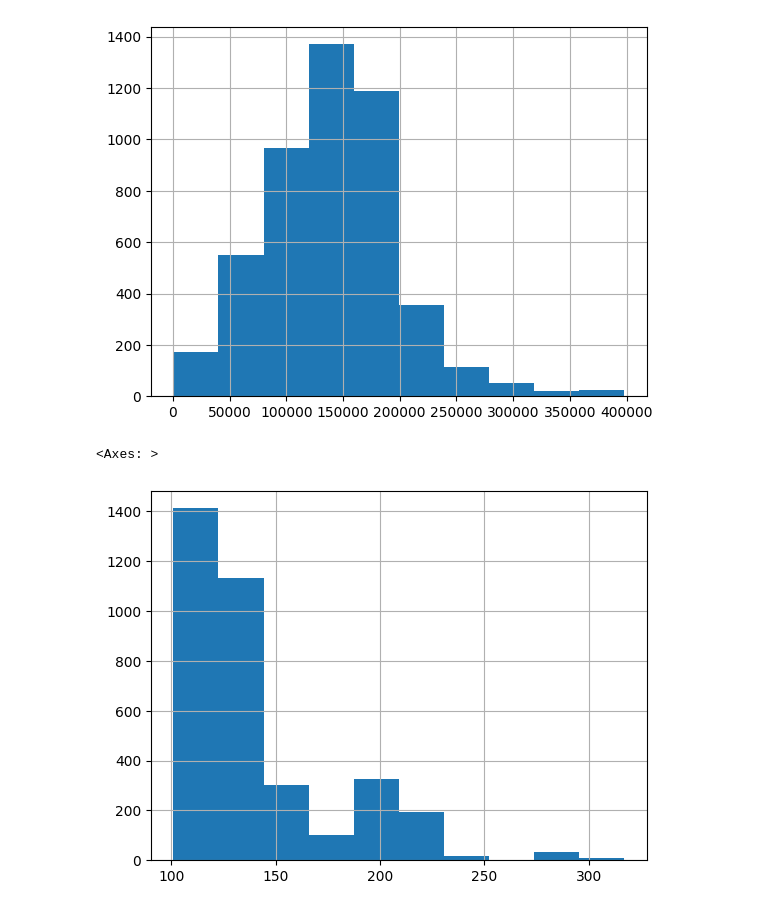
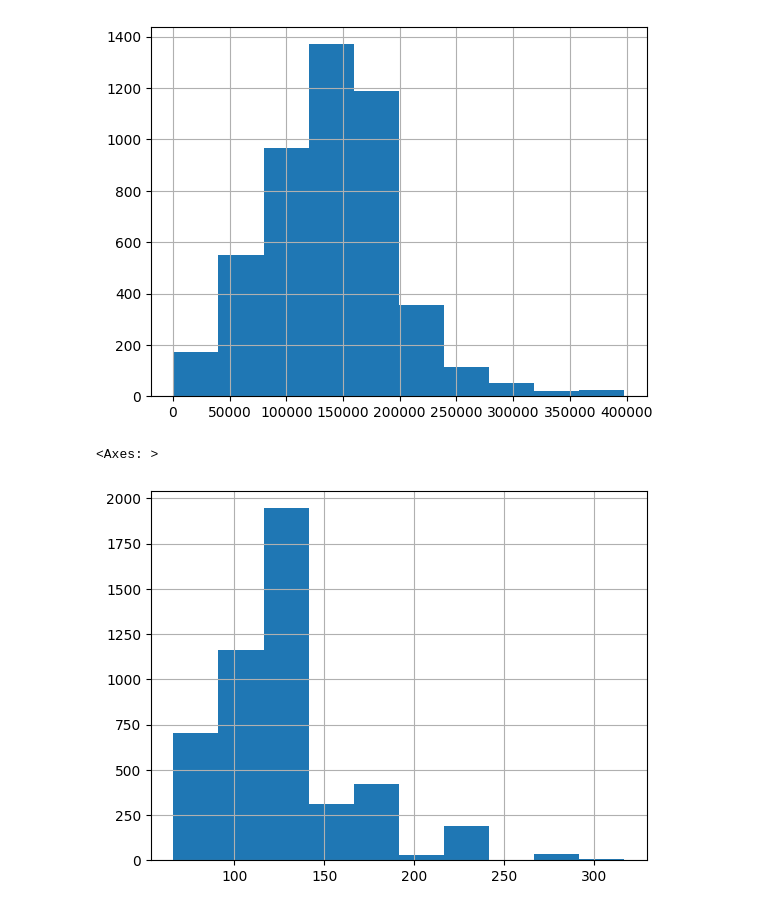
Before and after one commit to SyM97/primer_entregable, a Jupyter notebook: practica_entregable_Simeon_Mitev.ipynb, the cells around one changed output. Cells and saved outputs as stored; diff of their text form; code cells hidden in the pictures.

```diff
--- a/practica_entregable_Simeon_Mitev.ipynb
+++ b/practica_entregable_Simeon_Mitev.ipynb
@@ -102,12 +102,12 @@ df3_bmw['km'].hist()
 df4_bmw = df3_bmw.copy()
 # %%
 # Quitamos los outliers de la columna 'potencia'.
-df4_bmw.drop(df4_bmw[((df4_bmw["potencia"]<=100) | (df4_bmw["potencia"]>=400))].index, inplace=True)
+df4_bmw.drop(df4_bmw[((df4_bmw["potencia"]<=50) | (df4_bmw["potencia"]>=400))].index, inplace=True)
 
 df4_bmw['potencia'].hist()
 # %% [output]
 <Axes: >
-[figure, old version]
+[figure, new version]
 # %%
 # Quitamos los outliers de la columna 'precio'.
 df4_bmw.drop(df4_bmw[((df4_bmw["precio"]<=100) | (df4_bmw["precio"]>=75000))].index, inplace=True)
```
Also changed, not shown: parts of 14 cells of this notebook, 1 other file.
